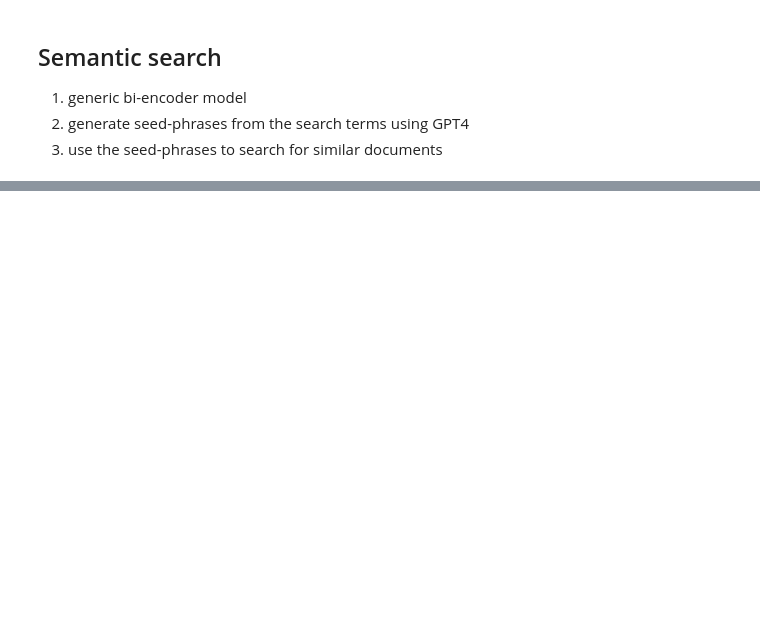
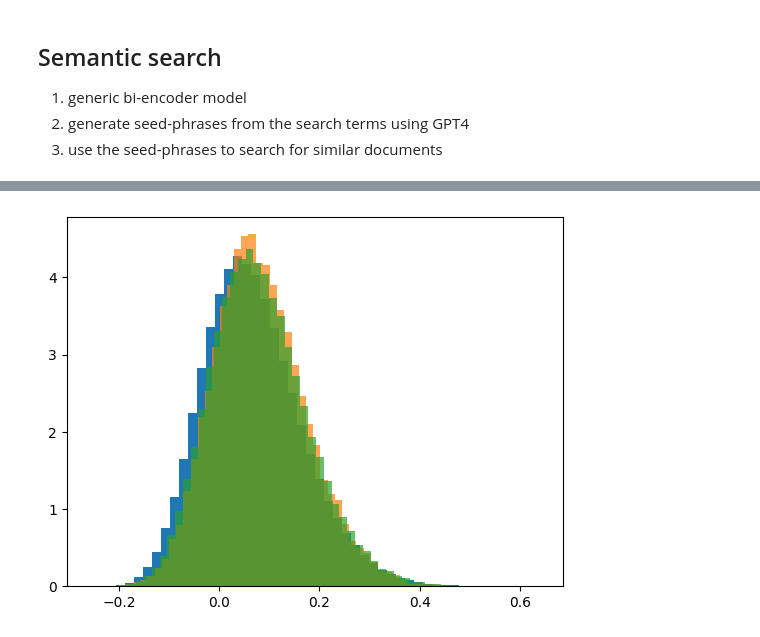
Before and after one commit to bramiozo/PubScience, a Jupyter notebook: src/pubscience/retrieve/OAI/test_sickle.ipynb, the cells around one changed output, grey strips where cells are left out. Cells and saved outputs as stored; diff of their text form; code cells hidden in the pictures; blank space fills up the shorter version.

```diff
--- a/src/pubscience/retrieve/OAI/test_sickle.ipynb
+++ b/src/pubscience/retrieve/OAI/test_sickle.ipynb
@@ -220,6 +290,8 @@ for set_to_mine in Sets_to_mine:
 
         try:
             _lang = meta['language'][0]
+            if _lang is None:
+                _lang = 'unknown'
         except KeyError:
             _lang = 'unknown'
 
@@ -309,7 +381,7 @@ for set_to_mine in Sets_to_mine:
                           'LANG': LANG}
                          )
 
-        if TOPIC:# & PDF & DOCTORATE & LANG & EMBARGO==False:
+        if TOPIC & PDF & DOCTORATE & EMBARGO==False:
             relevant_counter += 1
             filtered_records_lists[set_to_mine].append(r)
         else:
@@ -345,6 +426,18 @@ for k, doc in tqdm(RAW_MINE_RESULTS.items()):
     for i, seed_emb in SEED_PHRASE_EMBEDDINGS.items():
         SIMILARITY.append(cos_sim(seed_emb, doc['EMB']))
     RAW_MINE_RESULTS[k]['SIMILARITY'] = SIMILARITY
+# %%
+all_sims =  [sim for r in RAW_MINE_RESULTS.values() for sim in r['SIMILARITY']]
+# %%
+all_geneeskunde_sims = [sim for k,r in RAW_MINE_RESULTS.items() if 'geneeskunde' in r['TOPIC'].lower() for sim in r['SIMILARITY']]
+# %%
+all_economie_sims = [sim for k,r in RAW_MINE_RESULTS.items() if 'econometric' in r['TOPIC'].lower() for sim in r['SIMILARITY']]
+# %%
+plt.hist(all_sims, bins=50, density=True);
+plt.hist(all_economie_sims, bins=50, density=True, alpha=0.7);
+plt.hist(all_geneeskunde_sims, bins=50, density=True, alpha=0.7);
+# %% [output]
+[figure, added]
 # %%
 sem_filtered =  []
 for k, doc in tqdm(RAW_MINE_RESULTS.items()):
```
Also changed, not shown: parts of 20 cells of this notebook, 2 other files.
